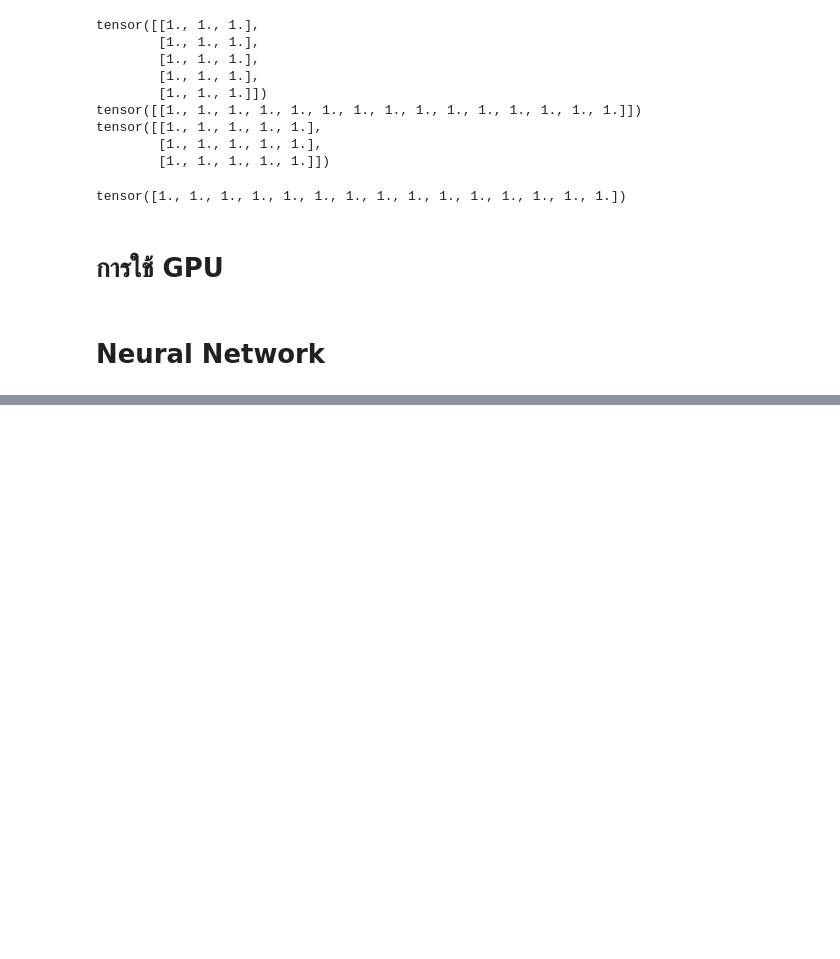
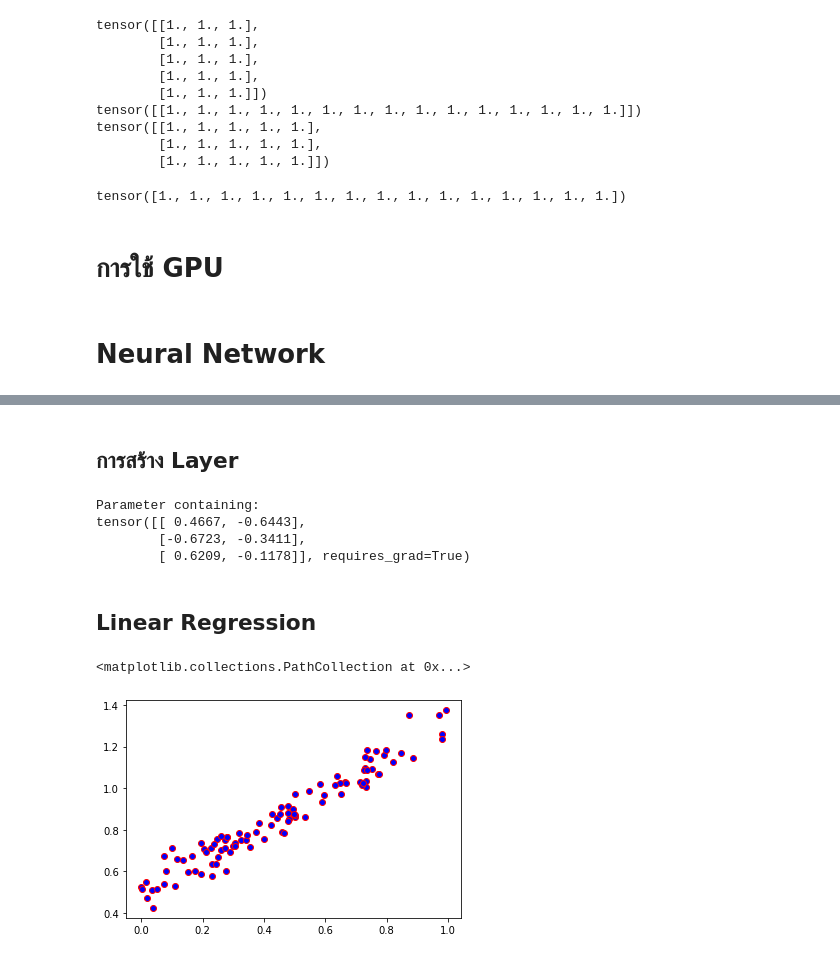
Before and after one commit to CakeNuthep/Pytorch_Learning, a Jupyter notebook: PytorchBegin.ipynb, the cells around one changed output, grey strips where cells are left out. Saved outputs shown, nothing was run; the diff lists cells and outputs as text; code cells hidden in the pictures; blank space fills up the shorter version.

```diff
--- a/PytorchBegin.ipynb
+++ b/PytorchBegin.ipynb
@@ -236,0 +258,2 @@ t = torch.ones(5,3).to(device)
+# %% [markdown]
+## การสร้าง Layer
@@ -236,0 +262,20 @@ t = torch.ones(5,3).to(device)
+# %%
+linear_layer.weight
+# %% [output]
+Parameter containing:
+tensor([[ 0.4667, -0.6443],
+        [-0.6723, -0.3411],
+        [ 0.6209, -0.1178]], requires_grad=True)
+# %% [markdown]
+## Linear Regression
+# %%
+# จำลองตัวอย่างข้อมูล
+import numpy as np
+import matplotlib.pyplot as plt
+x = np.random.uniform(0,1,100) #สุ่มค่า 0 ถึง 1 มา 10 จุด
+y = x*0.8+np.random.normal(0.5,0.05,100)
+
+plt.scatter(x,y,c='b',edgecolor='r') #วาดกราฟ
+# %% [output]
+<matplotlib.collections.PathCollection at 0x...>
+[figure, added]
```
Also changed, not shown: parts of 8 cells of this notebook.
